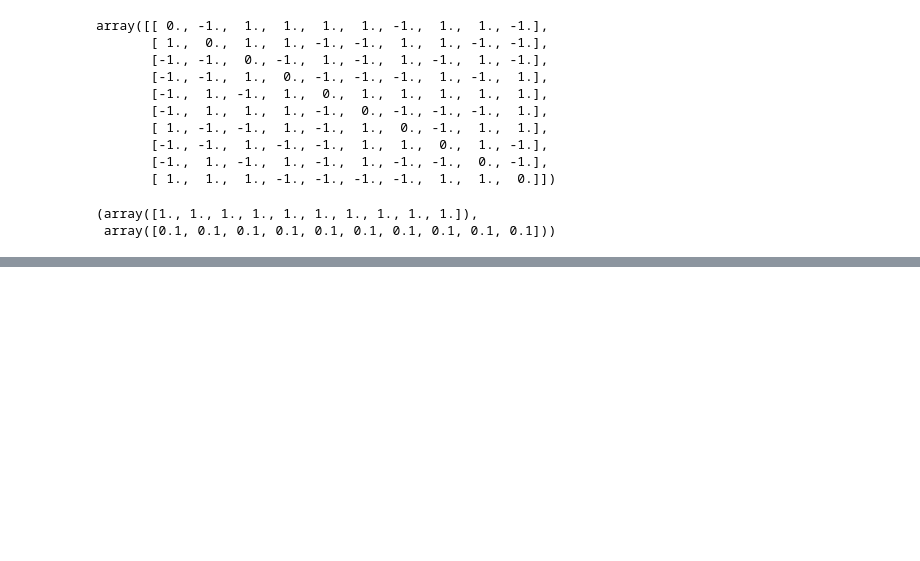
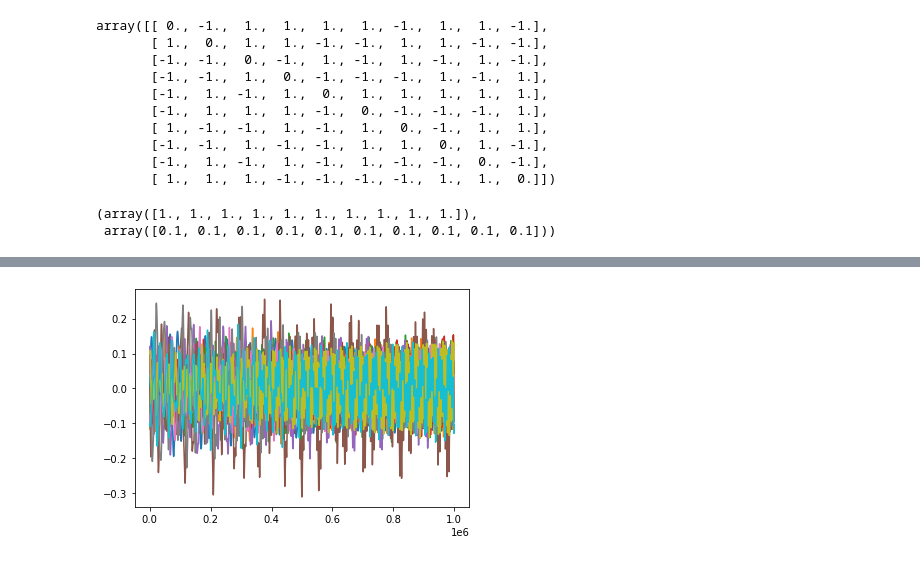
Before and after one commit to snarles/misc, a Jupyter notebook: game_design/victory_points_balancing.ipynb, the cells around one changed output, grey strips where cells are left out. Saved outputs shown, nothing was run; the diff lists cells and outputs as text; code cells hidden in the pictures; blank space fills up the shorter version.

Commit message:
three attributes game

```diff
--- a/game_design/victory_points_balancing.ipynb
+++ b/game_design/victory_points_balancing.ipynb
@@ -88,0 +91,4 @@ plt.plot(all_rewards)
+# %%
+# discretize rewards
+rewards = np.floor(rewards/np.min(rewards))
+rewards
@@ -88,0 +97,4 @@ plt.plot(all_rewards)
+# %%
+# determine evo. stationary strat of discretized-reward game
+payoff = form_payoff(p_sign, rewards)
+payoff
@@ -88,0 +112,23 @@ plt.plot(all_rewards)
+# %%
+def evolve_strategy(payoff, probs, learning_rate = 0.0005, n_iterations = 1000000):
+
+    all_probs = []
+    all_values = []
+
+    for iter_no in range(n_iterations):
+        all_probs.append(probs)
+        #probs = np.mean(all_probs, 0)
+        #print(probs)
+        values = np.dot(payoff, probs)
+        all_values.append(values)
+        probs = probs * (1 + learning_rate * values)
+        probs = probs/np.sum(probs)
+
+    all_probs = np.array(all_probs)
+    all_values = np.array(all_values)
+    probs = np.mean(all_probs[int(n_iterations/2):, :], 0)
+    values = np.dot(payoff, probs)
+    return probs, values, all_probs, all_values
+# %%
+probs = np.ones(n)/n
+probs, values, all_probs, all_values = evolve_strategy(payoff, probs)
@@ -88,0 +152,5 @@ plt.plot(all_rewards)
+# %%
+plt.plot(all_values)
+plt.show()
+# %% [output]
+[figure, added]
```
Also changed, not shown: parts of 11 cells of this notebook, 3 other files.
